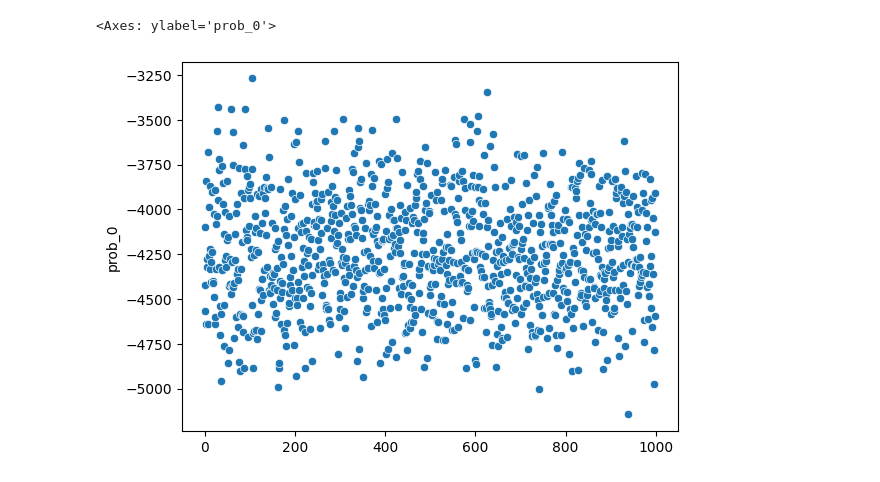
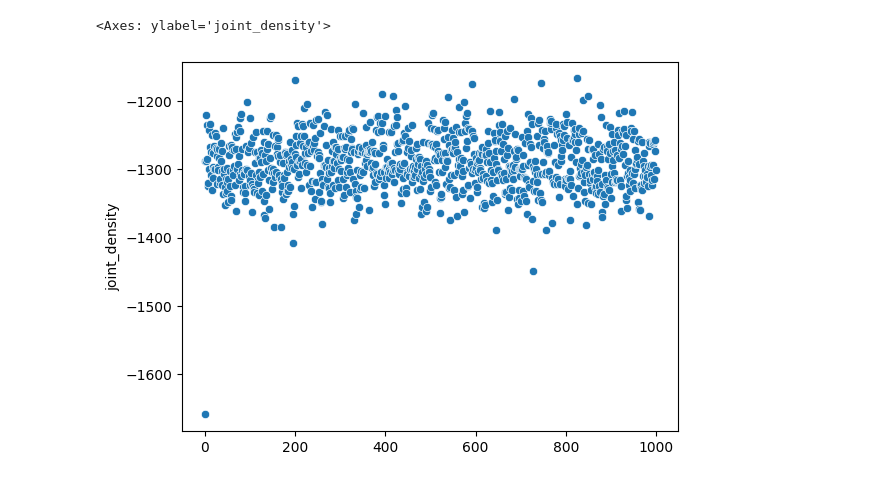
Before and after one commit to anticipated-chemistry-of-life/markov-random-field, a Jupyter notebook: model_validation/balanced_tree/check_convergence.ipynb, the cells around one changed output. Saved outputs shown, nothing was run; the diff lists cells and outputs as text; code cells hidden in the pictures.

```diff
--- a/model_validation/balanced_tree/check_convergence.ipynb
+++ b/model_validation/balanced_tree/check_convergence.ipynb
@@ -6,5 +22,5 @@ df = pd.read_csv("./acol_simulated_joint_density.txt", sep="\t")
 # %%
-sns.scatterplot(data=df, x=range(len(df)), y="prob_0")
+sns.scatterplot(data=df, x=range(len(df)), y="joint_density")
 # %% [output]
-<Axes: ylabel='prob_0'>
+<Axes: ylabel='joint_density'>
-[figure, old version]
+[figure, new version]
```
Also changed, not shown: parts of 1 cell of this notebook, 13 other files.
